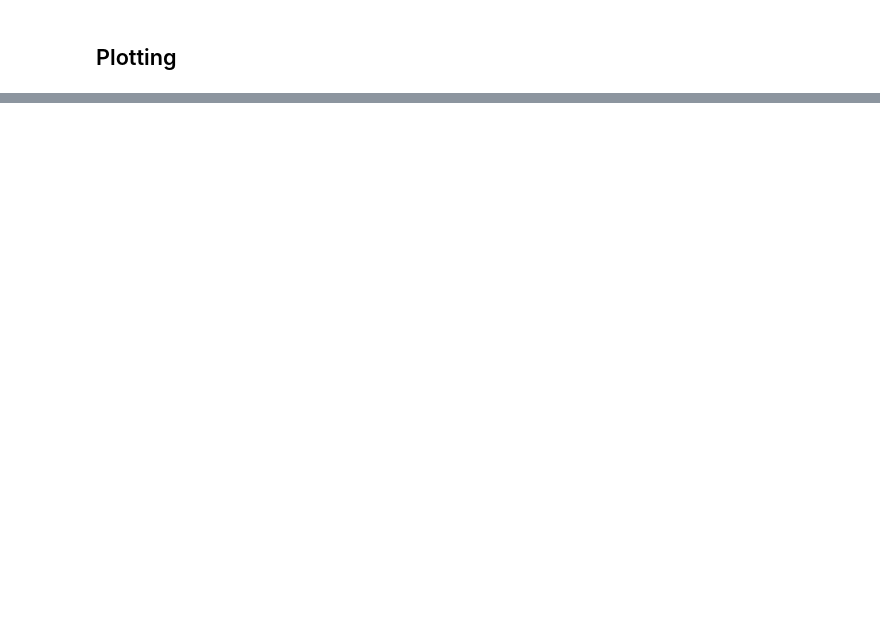
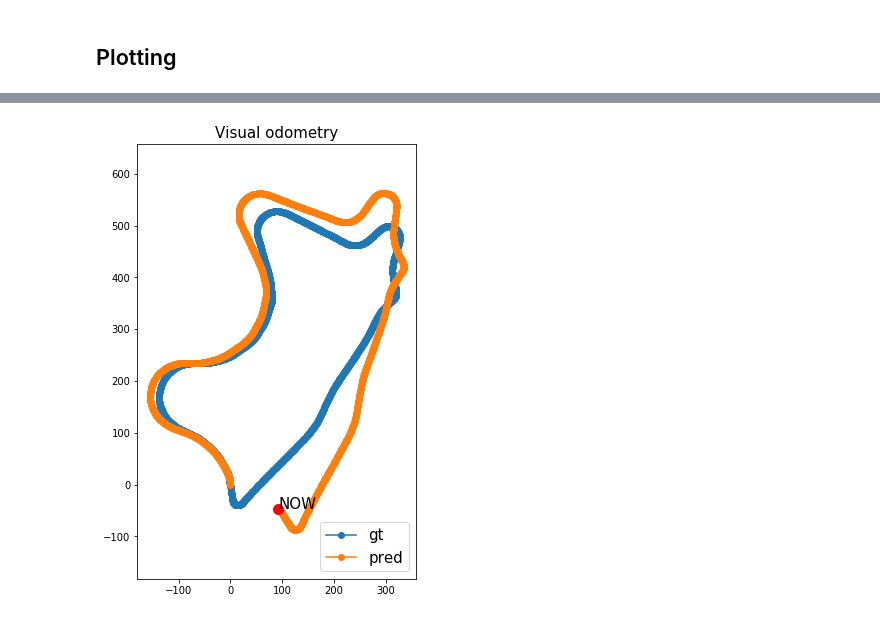
Before and after one commit to kwea123/monodepth2, a Jupyter notebook: depth_prediction_example.ipynb, the cells around one changed output, grey strips where cells are left out. Drawn from its saved outputs; the diff is of its cells as text; code cells hidden in the pictures; blank space fills up the shorter version.

```diff
--- a/depth_prediction_example.ipynb
+++ b/depth_prediction_example.ipynb
@@ -186,0 +332,33 @@ Clipping input data to the valid range for imshow with RGB data ([0..1] for floa
+# %%
+pos_gt = [orig.copy()]
+pos_pred = [orig.copy()]
+
+T_gt = np.eye(4)
+T_pr = np.eye(4)
+for i in range(1, len(pose_gt)):
+    T_pr = T_pr.dot(T_pred[i-1])
+    T_gt = T_gt.dot(np.linalg.inv(pose_gt[i-1]).dot(pose_gt[i]))
+    pos_gt += [T_gt[:,-1]]
+    pos_pred += [T_pr[:,-1]]
+
+pos_gt = np.array(pos_gt)
+plt.figure(figsize=(5, 8))
+plt.title("Visual odometry", fontsize=15)
+ax = plt.gca()
+ax.set_aspect('equal', adjustable='datalim')
+plt.plot(pos_gt[:, 0], pos_gt[:, 2], '-o', label='gt')
+scale = 34.169
+pos_pred = np.array(pos_pred)*scale
+plt.plot(pos_pred[:, 0], pos_pred[:, 2], '-o', label='pred')
+plt.scatter(pos_pred[-1, 0], pos_pred[-1, 2], color='r', s=100, zorder=10)
+plt.text(pos_pred[-1, 0], pos_pred[-1, 2], 'NOW', fontsize=15, zorder=20)
+plt.legend(loc=4, fontsize=15)
+
+buf = io.BytesIO()
+plt.savefig(buf, dpi=64)
+# plt.close()
+buf.seek(0)
+x = np.array(pil.open(buf))[:,:,:3]
+buf.close()
+# %% [output]
+[figure, added]
```
Also changed, not shown: parts of 11 cells of this notebook, 7 other files.
